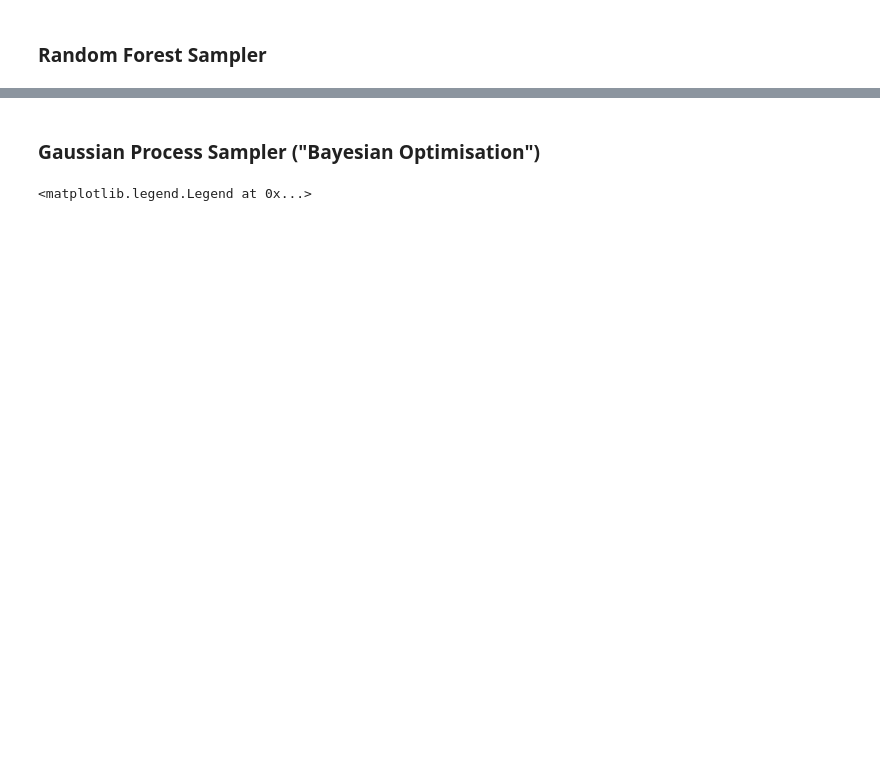
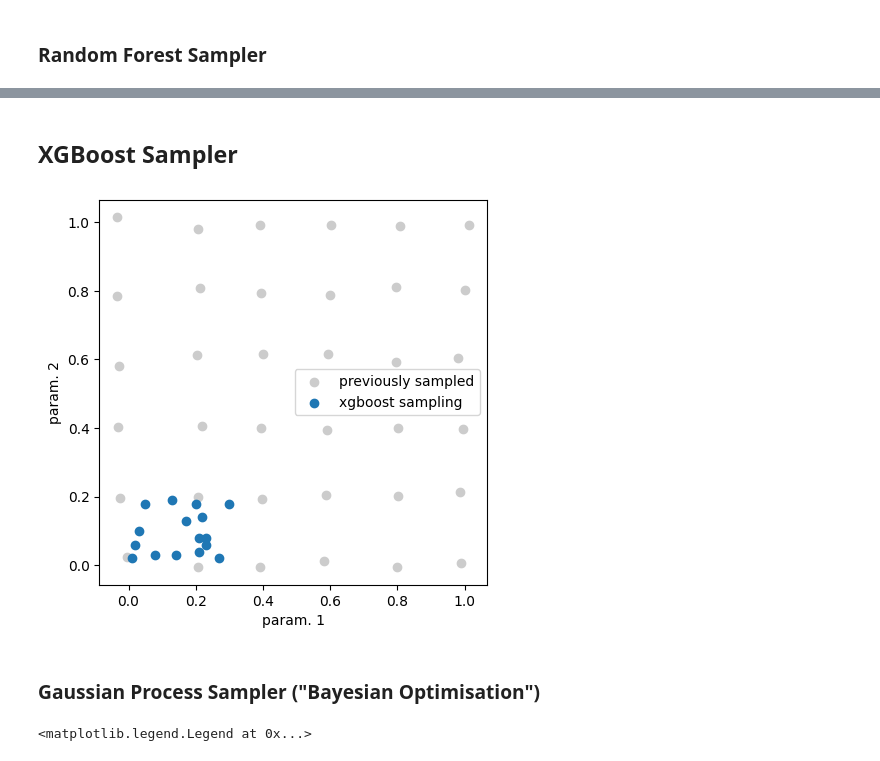
Before and after one commit to bancaditalia/black-it, a Jupyter notebook: examples/overview_of_the_different_samplers.ipynb, the cells around one changed output, grey strips where cells are left out. Drawn from its saved outputs; the diff is of its cells as text; code cells hidden in the pictures; blank space fills up the shorter version.

Commit message:
xgboost: add sampler, test and jupyter documentation
f


f

```diff
--- a/examples/overview_of_the_different_samplers.ipynb
+++ b/examples/overview_of_the_different_samplers.ipynb
@@ -146,3 +148,25 @@ plt.legend()
+# %% [markdown]
+## XGBoost Sampler
+# %%
+sampler = XGBoostSampler(batch_size=16, random_state=0,
+                         colsample_bytree = 1.0,
+                         learning_rate = 0.1,
+                         max_depth = 5,
+                         alpha = 10.0,
+                         n_estimators = 10)
+new_params = sampler.sample(param_grid, xys, losses)
+# %%
+plt.figure(figsize=(5, 5))
+
+plt.scatter(xys[:, 0], xys[:, 1], c="0.8", label="previously sampled")
+
+plt.scatter(new_params[:, 0], new_params[:, 1], label="xgboost sampling")
+
+plt.xlabel("param. 1")
+plt.ylabel("param. 2")
+plt.legend();
+# %% [output]
+[figure, added]
 # %% [markdown]
 ### Gaussian Process Sampler ("Bayesian Optimisation")
 # %%
```
Also changed, not shown: parts of 9 cells of this notebook, 3 other files.
